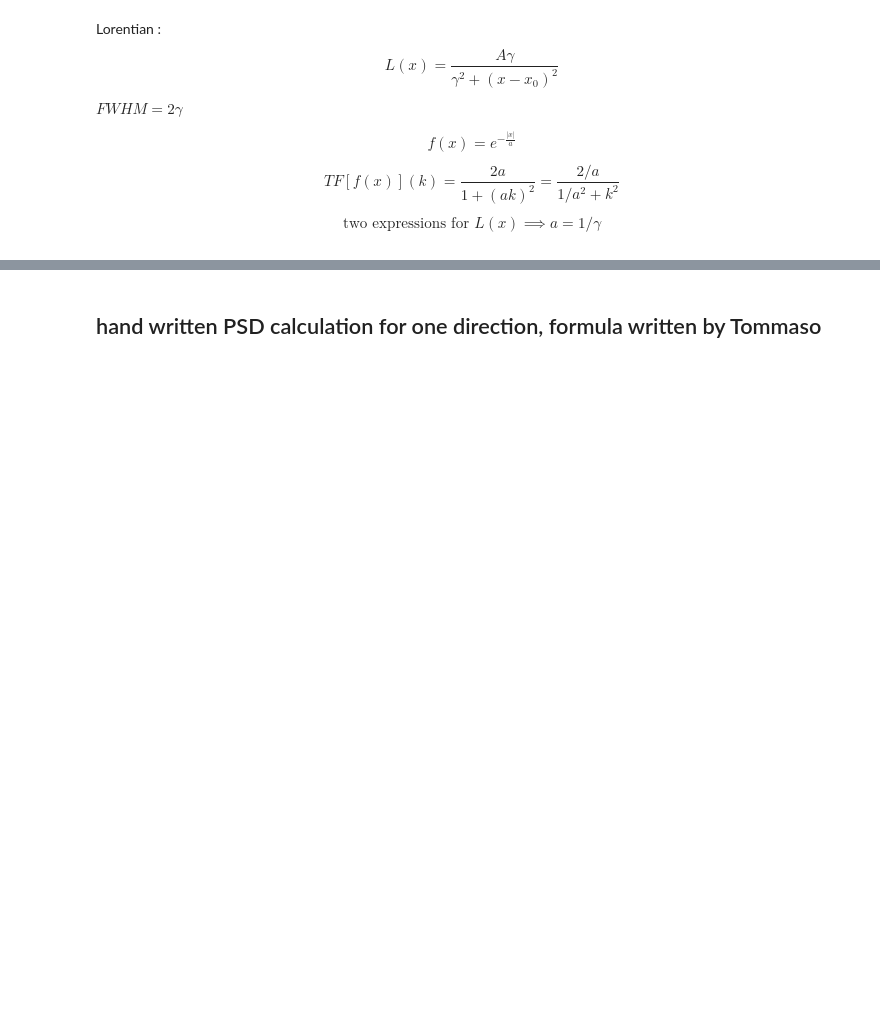
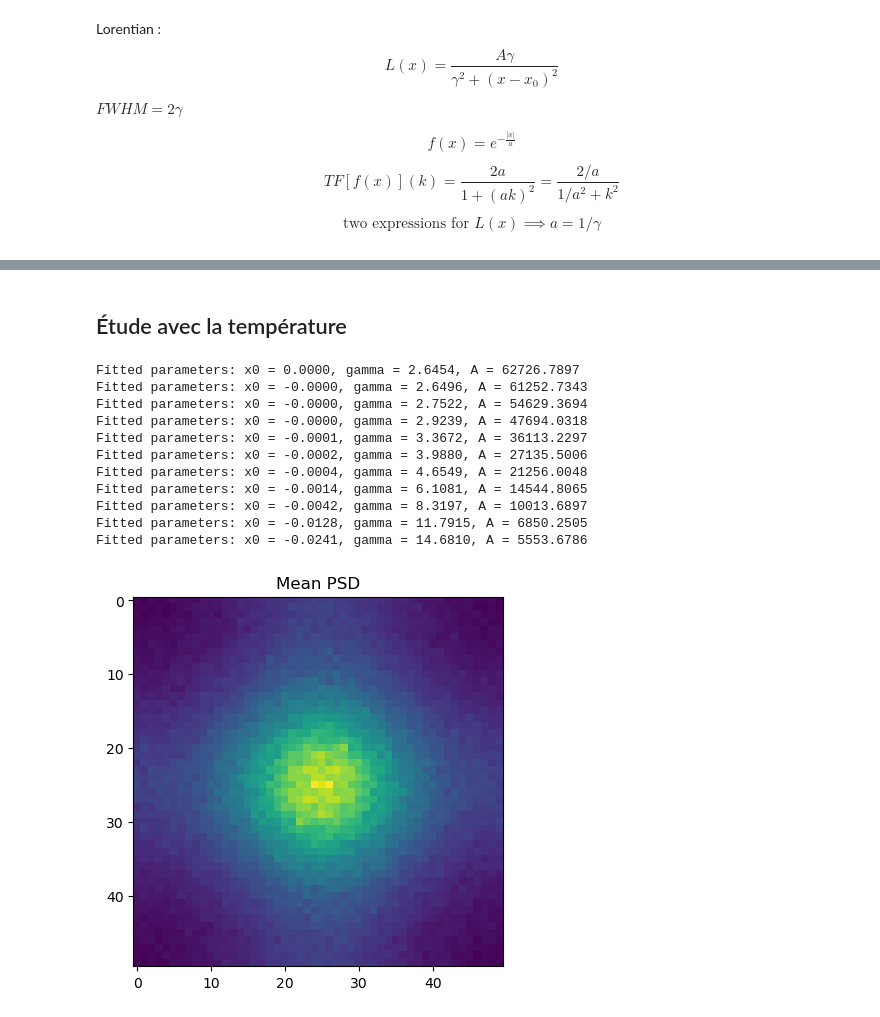
Before and after one commit to bouxdecl/2024_M1_PhyNum_IsingModel, a Jupyter notebook: Ising_lenght_correlation.ipynb, the cells around one changed output, grey strips where cells are left out. Cells and saved outputs as stored; diff of their text form; code cells hidden in the pictures; blank space fills up the shorter version.

```diff
--- a/Ising_lenght_correlation.ipynb
+++ b/Ising_lenght_correlation.ipynb
@@ -118,7 +118,3 @@ def xi_from_PSD(PSD, n_samples, T, N_max_fit=None, A0=None, plot=False):
 
 
     return xi, x_data, y_data
-# %%
-T=1.5
-n_samples = 1000
-PSD = get_average_PSD(n_samples=n_samples, N=30, T=T, n_eq=50)
@@ -127,6 +120,0 @@ PSD = get_average_PSD(n_samples=n_samples, N=30, T=T, n_eq=50)
-# %%
-T=1.5
-n_samples = 1000
-
-xi, x_data, y_data = xi_from_PSD(PSD, T=T, n_samples=n_samples, N_max_fit=20)
-xi
@@ -135,9 +120,0 @@ ValueError: `ydata` must not be empty!
-# %%
-N = 80
-T_list = np.arange(2.2, 3, 0.1)
-xi_list = np.zeros(len(T_list))
-
-PSD_save = np.zeros((len(T_list), N, N))
-
-for i, T in enumerate(T_list):
-    PSD_save[i] = get_average_PSD(n_samples=1000, N=80, T=T, n_eq=200)
@@ -146,5 +120,0 @@ for i, T in enumerate(T_list):
-# %%
-xi_list = []
-for i, T in enumerate(T_list):
-    xi, x_data, y_data = xi_from_PSD(PSD_save[i], T=T, n_samples=1000, N_max_fit=None, plot=False)
-    xi_list.append(xi)
@@ -176,2 +129,0 @@ Fitted parameters: x0 = -0.0000, gamma = 2.4683, A = 1229348.9438
-# %% [markdown]
-## hand written PSD calculation for one direction, formula written by Tommaso
@@ -201,0 +130,24 @@ avg_S = sum_S/n
+# %% [markdown]
+## Étude avec la température
+# %%
+T_list = [2.269, 2.3, 2.4, 2.5, 2.7, 2.9, 3.1, 3.5, 4, 5, 6]
+n_samples = 1000
+xi_list = []
+
+for T in T_list:
+
+    PSD = get_average_PSD(n_samples=n_samples, N=50, T=T, n_eq=50)
+    xi_list.append(xi_from_PSD(PSD, n_samples=n_samples, T=T)[0])
+# %% [output]
+Fitted parameters: x0 = 0.0000, gamma = 2.6454, A = 62726.7897
+Fitted parameters: x0 = -0.0000, gamma = 2.6496, A = 61252.7343
+Fitted parameters: x0 = -0.0000, gamma = 2.7522, A = 54629.3694
+Fitted parameters: x0 = -0.0000, gamma = 2.9239, A = 47694.0318
+Fitted parameters: x0 = -0.0001, gamma = 3.3672, A = 36113.2297
+Fitted parameters: x0 = -0.0002, gamma = 3.9880, A = 27135.5006
+Fitted parameters: x0 = -0.0004, gamma = 4.6549, A = 21256.0048
+Fitted parameters: x0 = -0.0014, gamma = 6.1081, A = 14544.8065
+Fitted parameters: x0 = -0.0042, gamma = 8.3197, A = 10013.6897
+Fitted parameters: x0 = -0.0128, gamma = 11.7915, A = 6850.2505
+Fitted parameters: x0 = -0.0241, gamma = 14.6810, A = 5553.6786
+[figure, added]
```
Also changed, not shown: parts of 10 cells of this notebook, 1 other file.
